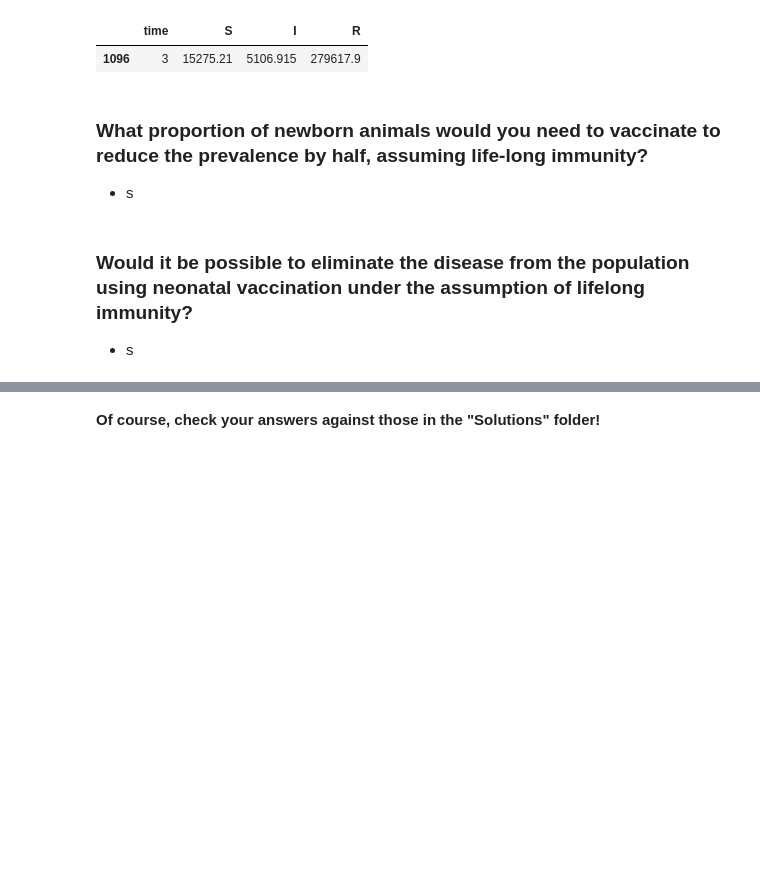
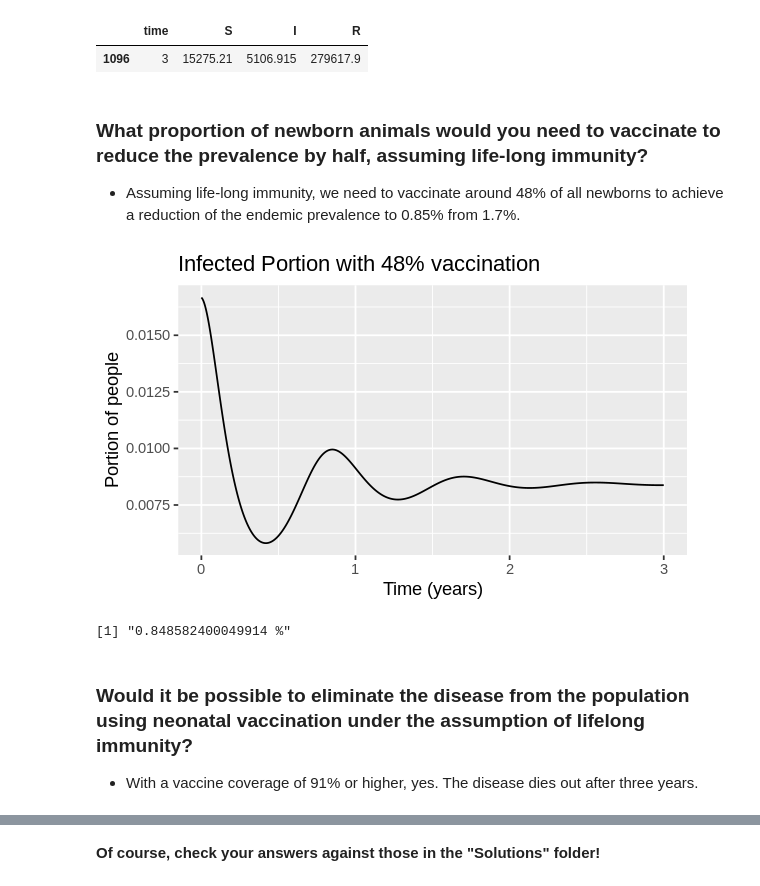
Before and after one commit to Arashlf/Developing-the-SIR-Model-ICL, a Jupyter notebook: Week 4/Mod_4_notebook_4_Combining_the_Mechanisms.ipynb, the cells around one changed output, grey strips where cells are left out. Drawn from its saved outputs; the diff is of its cells as text; code cells hidden in the pictures; blank space fills up the shorter version.

```diff
--- a/Week 4/Mod_4_notebook_4_Combining_the_Mechanisms.ipynb
+++ b/Week 4/Mod_4_notebook_4_Combining_the_Mechanisms.ipynb
@@ -81,8 +81,34 @@ output[output$time == 3,]
 # %% [markdown]
 ### What proportion of newborn animals would you need to vaccinate to reduce the prevalence by half, assuming life-long immunity?
 
-- s
+- Assuming life-long immunity, we need to vaccinate around 48% of all newborns to achieve a reduction of the endemic prevalence to 0.85% from 1.7%.
+# %%
+initial_state_values <- c(S = 15 * 1e3,
+                          I = 5 * 1e3,
+                          R = 280 * 1e3)
+
+parameters <- c(beta = 1 * 365, gamma = 1/20 * 365, mu = 1/3, b = 1/3, p_vacc = 0.48, sigma = 0)
+
+output <- as.data.frame(ode(y = initial_state_values,
+                            times = times,
+                            func = sir_model,
+                            parms = parameters))
+# %%
+output_long <- melt(as.data.frame(output), id = "time")
+
+options(repr.plot.width = 5, repr.plot.height = 3)
+ggplot(data = output,          # specify object containing data to plot
+       aes(x = time, y = output$I / pop)) +   # assign columns to axes and groups
+  geom_line() +                     # represent data as lines
+  labs(title = "Infected Portion with 48% vaccination", x = "Time (years)", y = "Portion of people", color = "Compartments\n") +
+  scale_color_manual(labels = c("Infected"), values = c("red"))
+# %% [output]
+[figure, added]
+# %%
+paste(output_long$value[round(output_long$time,0) == 3 & output_long$variable == "I"][1]/pop * 100, "%")
+# %% [output]
+[1] "0.848582400049914 %"
 # %% [markdown]
 ### Would it be possible to eliminate the disease from the population using neonatal vaccination under the assumption of lifelong immunity?
 
-- s
+- With a vaccine coverage of 91% or higher, yes. The disease dies out after three years.
```
Also changed, not shown: parts of 18 cells of this notebook.
